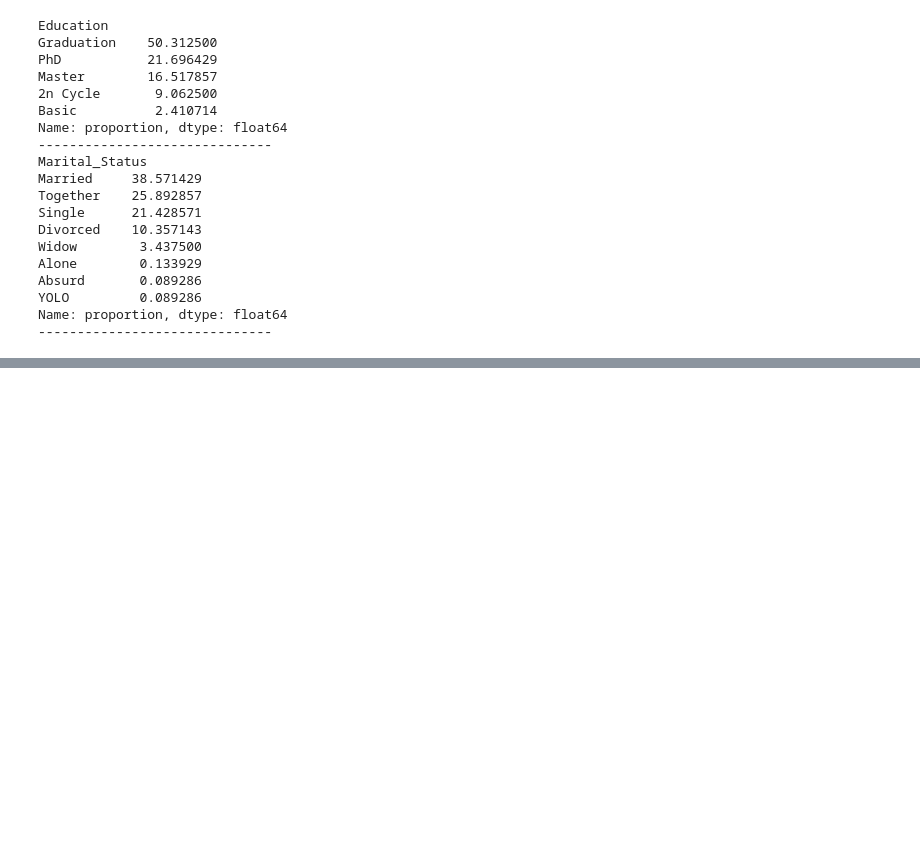
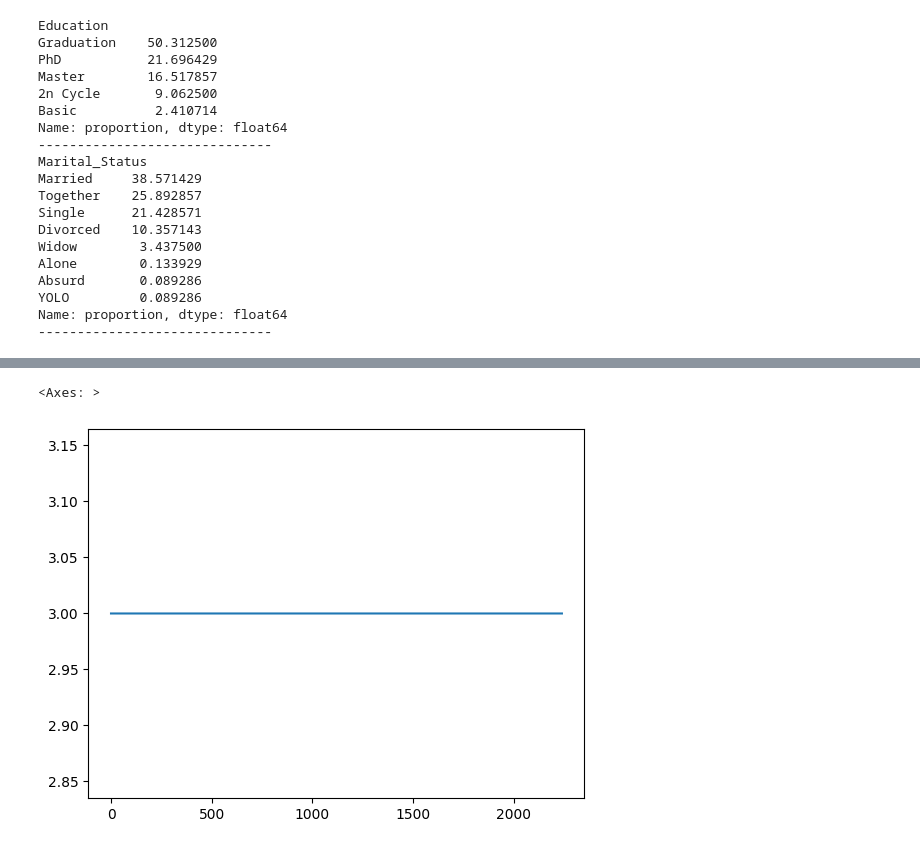
Before and after one commit to manmit-s/customer_personality_segmentation, a Jupyter notebook: notebooks/eda.ipynb, the cells around one changed output, grey strips where cells are left out. Saved outputs shown, nothing was run; the diff lists cells and outputs as text; code cells hidden in the pictures; blank space fills up the shorter version.

```diff
--- a/notebooks/eda.ipynb
+++ b/notebooks/eda.ipynb
@@ -177,0 +196,5 @@ Name: proportion, dtype: float64
+# %%
+df.Z_CostContact.plot()
+# %% [output]
+<Axes: >
+[figure, added]
```
Also changed, not shown: parts of 13 cells of this notebook, 2 other files.
